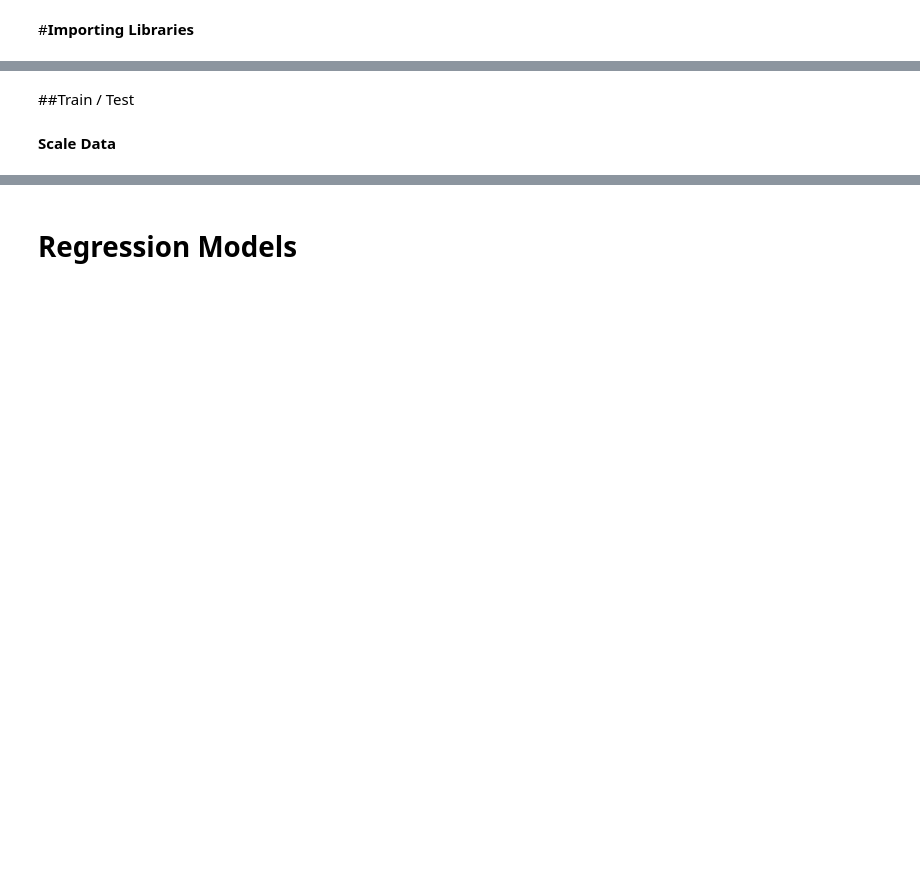
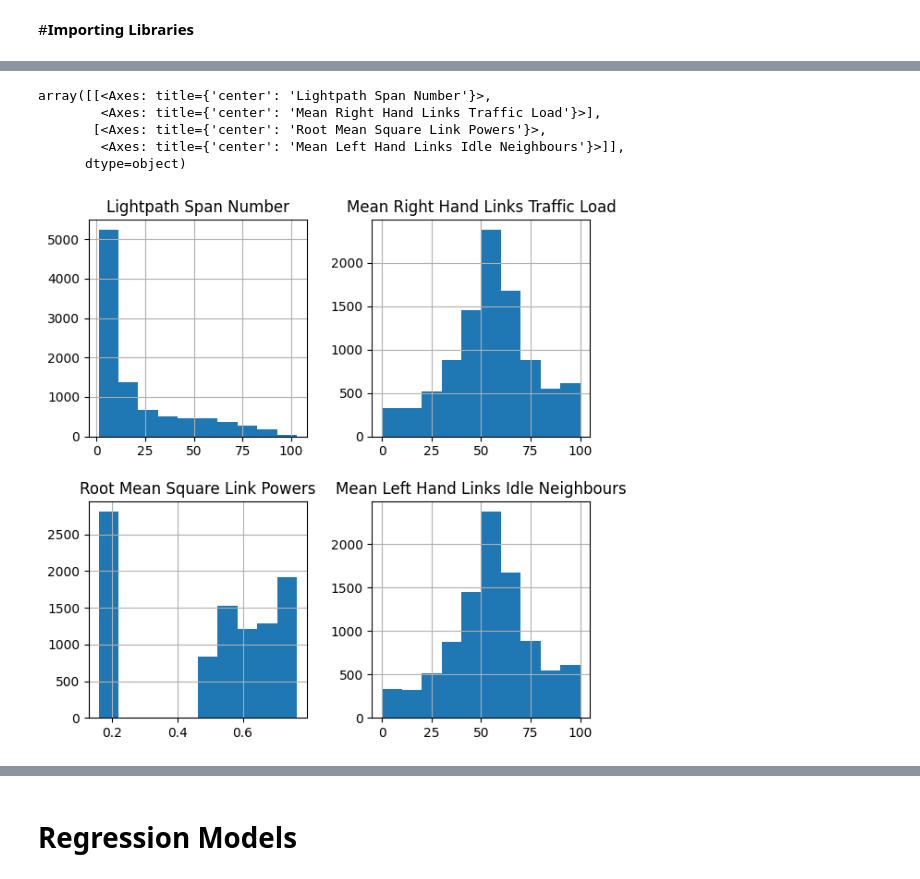
Before and after one commit to husseinfawaz20/QoT, a Jupyter notebook: QoT_Regression_Samples.ipynb, the cells around one changed output, grey strips where cells are left out. Drawn from its saved outputs; the diff is of its cells as text; code cells hidden in the pictures; blank space fills up the shorter version.

```diff
--- a/QoT_Regression_Samples.ipynb
+++ b/QoT_Regression_Samples.ipynb
@@ -51,32 +151,39 @@ sns.heatmap(corr, mask=np.zeros_like(corr, dtype=bool),
 # %%
-f1=df[['Modulation Format Level',	'Link Number',	'Mean Spans Lengths',	'Max Spans Lengths']]
-f1.hist(figsize = (12,10))
+f1=df[['Modulation Format Level',	'Max Spans Lengths','Lightpath Lengths', 'Link Number']]
+f2=df[['Lightpath Span Number','Mean Right Hand Links Traffic Load','Root Mean Square Link Powers','Mean Left Hand Links Idle Neighbours']]
 
+# f1.hist(figsize = (7,7))
+f2.hist(figsize = (7,7))
 
-feature= 'Mean Spans Lengths'
-target = 'Lightpath GSNR'
+# feature= 'Modulation Format Level'
+# target = 'Lightpath GSNR'
 
-plt.xlabel(feature)
-plt.ylabel(target)
+# plt.xlabel(feature)
+# plt.ylabel(target)
 
-# #Scatter Plot:
+#Scatter Plot:
 # plt.scatter(df[feature], df[target])
-# plt.title('Scatter Plot of Feature1 vs Lightpath GSNR')
+# plt.title('Scatter Plot of STD Right Hand Links Idle Neighbours and Max Right Hand Links Idle Neighbours')
 
 # # Pairwise Scatter Plot:
-# sns.pairplot(df[['Modulation Format Level',	'Link Number',	'Mean Spans Lengths',	'Max Spans Lengths', target]])
+# sns.pairplot(df[['Modulation Format Level',	'Max Spans Lengths' ,target]])
 
 # Regression Line Plot:
-# sns.regplot(data=df, x=target, y=feature)
-# plt.title('Regression Line Plot of Feature1 vs Lightpath GSNR')
+# sns.regplot(data=df, x=feature, y=target)
+# plt.title('Regression Line Plot of Modulation Format Level vs Lightpath GSNR')
 
-#Histograms and Density Plots:
+# #Histograms and Density Plots:
 # plt.hist(df[feature], bins=20)
 # plt.title('Histogram of Feature1')
 
 # Correlation Heatmap:
 # correlation_matrix = df.corr()
 # sns.heatmap(correlation_matrix, annot=True, cmap='coolwarm')
 # plt.title('Correlation Heatmap')
+# %% [output]
+array([[<Axes: title={'center': 'Lightpath Span Number'}>,
+        <Axes: title={'center': 'Mean Right Hand Links Traffic Load'}>],
+       [<Axes: title={'center': 'Root Mean Square Link Powers'}>,
+        <Axes: title={'center': 'Mean Left Hand Links Idle Neighbours'}>]],
+      dtype=object)
+[figure, added]
-# %% [markdown]
-##Train / Test
@@ -97,2 +189,0 @@ def getResults(y_test,y_pred,index):
-# %% [markdown]
-**Scale Data**
```
Also changed, not shown: parts of 96 cells of this notebook.
